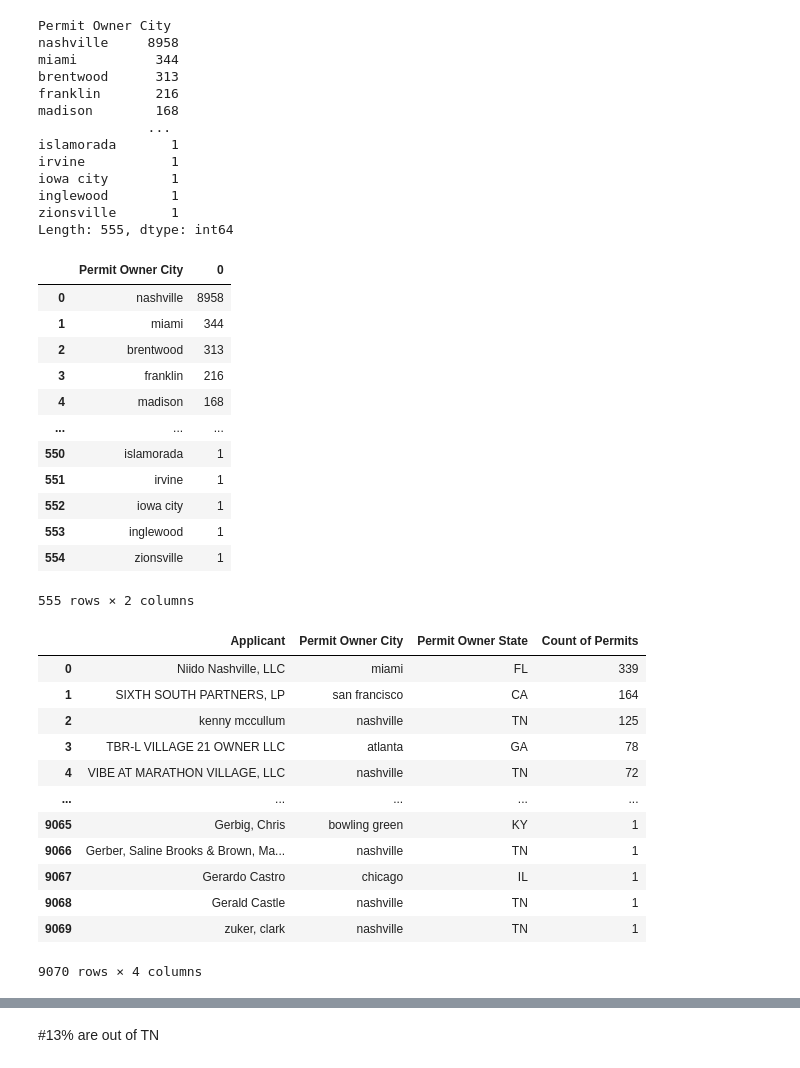
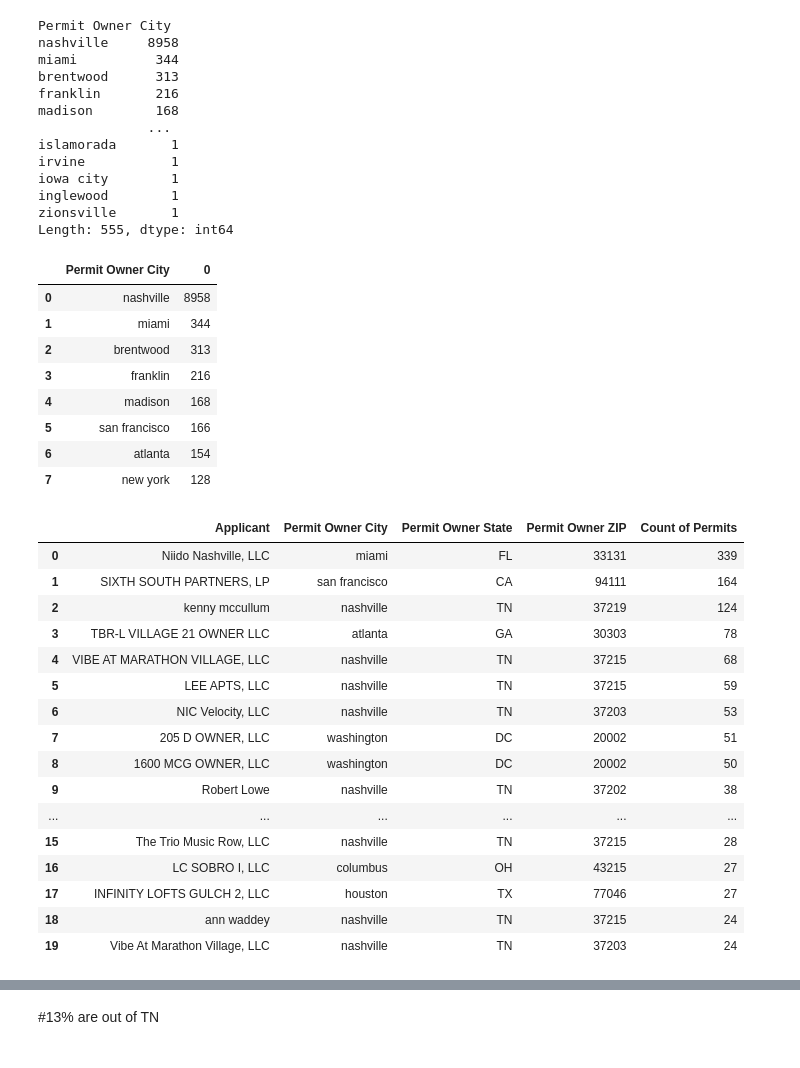
Before and after one commit to austin-davis/capstone_dda7, a Jupyter notebook: notebook/capstone_airbnb_davidson_co.ipynb, the cells around one changed output, grey strips where cells are left out. Saved outputs shown, nothing was run; the diff lists cells and outputs as text; code cells hidden in the pictures.

Commit message:
added graphs and new dataframes for zip codes

```diff
--- a/notebook/capstone_airbnb_davidson_co.ipynb
+++ b/notebook/capstone_airbnb_davidson_co.ipynb
@@ -135,7 +181,7 @@ Length: 555, dtype: int64
 #permit_city['Permit Owner City'].value_counts(normalize=True) * 100
 # %%
 permit_owners_cities = permit_city.to_frame().reset_index()
-permit_owners_cities
+permit_owners_cities.head(8)
 # %% [output]
 |  | Permit Owner City | 0 |
 | 0 | nashville | 8958 |
@@ -143,31 +189,31 @@ permit_owners_cities
 | 2 | brentwood | 313 |
 | 3 | franklin | 216 |
 | 4 | madison | 168 |
-| ... | ... | ... |
-| 550 | islamorada | 1 |
-| 551 | irvine | 1 |
-| 552 | iowa city | 1 |
-| 553 | inglewood | 1 |
-| 554 | zionsville | 1 |
+| 5 | san francisco | 166 |
+| 6 | atlanta | 154 |
+| 7 | new york | 128 |
-555 rows × 2 columns
 # %%
-permits_owner_location = permits[['Applicant', 'Permit Owner City', 'Permit Owner State']]
+permits_owner_location = permits[['Applicant', 'Permit Owner City', 'Permit Owner State', 'Permit Owner ZIP']]
 permit_owners_location = permits_owner_location.value_counts().to_frame().reset_index()
 # %%
-permit_owners_location.columns = ['Applicant', 'Permit Owner City', 'Permit Owner State', 'Count of Permits']
+permit_owners_location.columns = ['Applicant', 'Permit Owner City', 'Permit Owner State', 'Permit Owner ZIP', 'Count of Permits']
 # %%
-permit_owners_location
+permit_owners_location.head(20)
 # %% [output]
-|  | Applicant | Permit Owner City | Permit Owner State | Count of Permits |
-| 0 | Niido Nashville, LLC | miami | FL | 339 |
-| 1 | SIXTH SOUTH PARTNERS, LP | san francisco | CA | 164 |
-| 2 | kenny mccullum | nashville | TN | 125 |
-| 3 | TBR-L VILLAGE 21 OWNER LLC | atlanta | GA | 78 |
-| 4 | VIBE AT MARATHON VILLAGE, LLC | nashville | TN | 72 |
-| ... | ... | ... | ... | ... |
-| 9065 | Gerbig, Chris | bowling green | KY | 1 |
-| 9066 | Gerber, Saline Brooks & Brown, Ma... | nashville | TN | 1 |
-| 9067 | Gerardo Castro | chicago | IL | 1 |
-| 9068 | Gerald Castle | nashville | TN | 1 |
-| 9069 | zuker, clark | nashville | TN | 1 |
+|  | Applicant | Permit Owner City | Permit Owner State | Permit Owner ZIP | Count of Permits |
+| 0 | Niido Nashville, LLC | miami | FL | 33131 | 339 |
+| 1 | SIXTH SOUTH PARTNERS, LP | san francisco | CA | 94111 | 164 |
+| 2 | kenny mccullum | nashville | TN | 37219 | 124 |
+| 3 | TBR-L VILLAGE 21 OWNER LLC | atlanta | GA | 30303 | 78 |
+| 4 | VIBE AT MARATHON VILLAGE, LLC | nashville | TN | 37215 | 68 |
+| 5 | LEE APTS, LLC | nashville | TN | 37215 | 59 |
+| 6 | NIC Velocity, LLC | nashville | TN | 37203 | 53 |
+| 7 | 205 D OWNER, LLC | washington | DC | 20002 | 51 |
+| 8 | 1600 MCG OWNER, LLC | washington | DC | 20002 | 50 |
+| 9 | Robert Lowe | nashville | TN | 37202 | 38 |
+| ... | ... | ... | ... | ... | ... |
+| 15 | The Trio Music Row, LLC | nashville | TN | 37215 | 28 |
+| 16 | LC SOBRO I, LLC | columbus | OH | 43215 | 27 |
+| 17 | INFINITY LOFTS GULCH 2, LLC | houston | TX | 77046 | 27 |
+| 18 | ann waddey | nashville | TN | 37215 | 24 |
+| 19 | Vibe At Marathon Village, LLC | nashville | TN | 37203 | 24 |
-9070 rows × 4 columns
```
Also changed, not shown: parts of 37 cells of this notebook, 1 other file.
